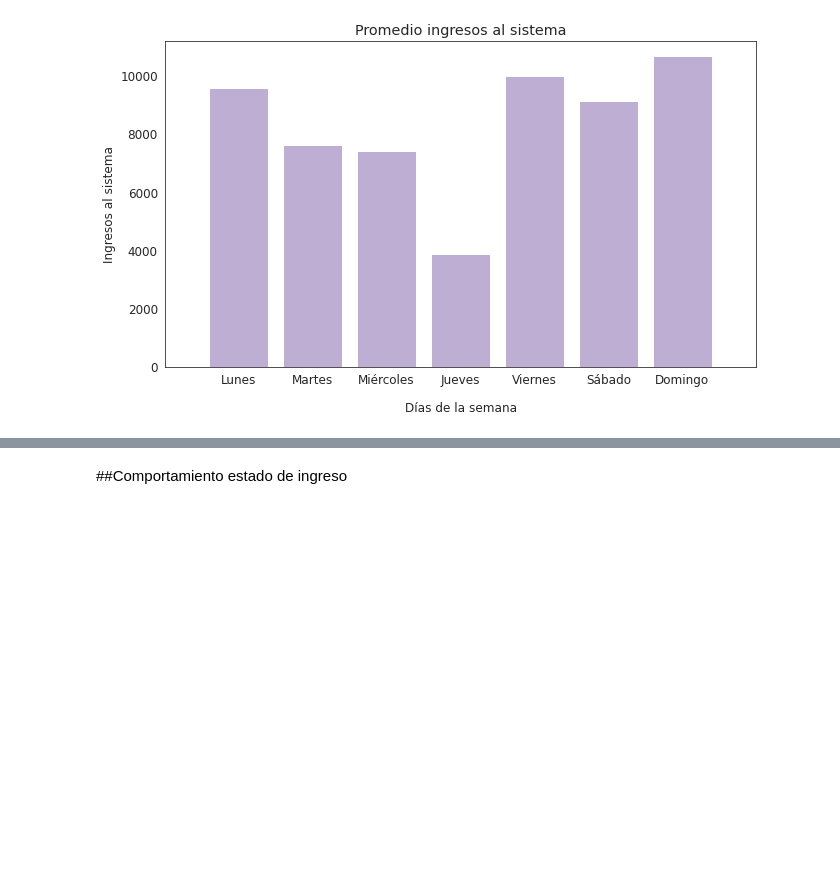
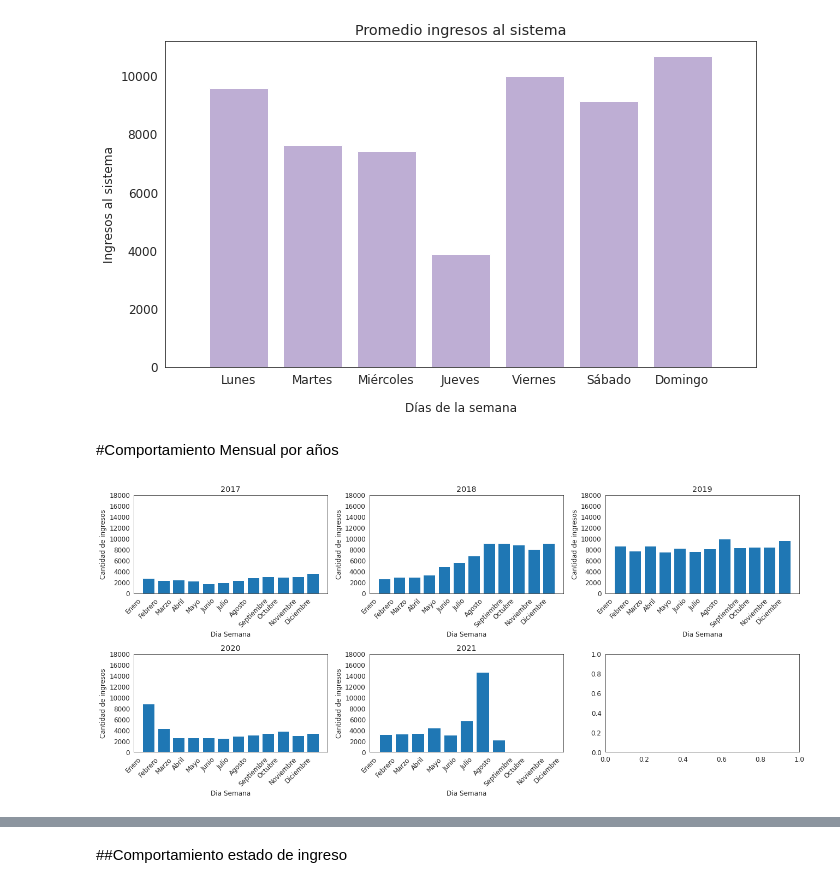
Before and after one commit to marardo/procesamiento_nube, a Jupyter notebook: DATA_CHALLENGE_PSA_V1.ipynb, the cells around one changed output, grey strips where cells are left out. Saved outputs shown, nothing was run; the diff lists cells and outputs as text; code cells hidden in the pictures; blank space fills up the shorter version.

```diff
--- a/DATA_CHALLENGE_PSA_V1.ipynb
+++ b/DATA_CHALLENGE_PSA_V1.ipynb
@@ -193,3 +193,17 @@ graficoUnivariadoPromedio(df
                          ,0)
 # %% [output]
 [figure]
+# %% [markdown]
+#Comportamiento Mensual por años
+# %%
+graficoUnivariado(total_rows,total_cols,df
+                ,'month'
+                ,'Ingresos al sistema'
+                ,'Dia Semana'
+                ,np.arange(0, 13, 1)
+                ,np.arange(0, 20000, 2000)
+                ,'Barra'
+                ,['Enero','Febrero','Marzo','Abril','Mayo','Junio','Julio','Agosto','Septiembre','Octubre','Noviembre','Diciembre']
+                ,45)
+# %% [output]
+[figure, added]
```
Also changed, not shown: parts of 2 cells of this notebook.
